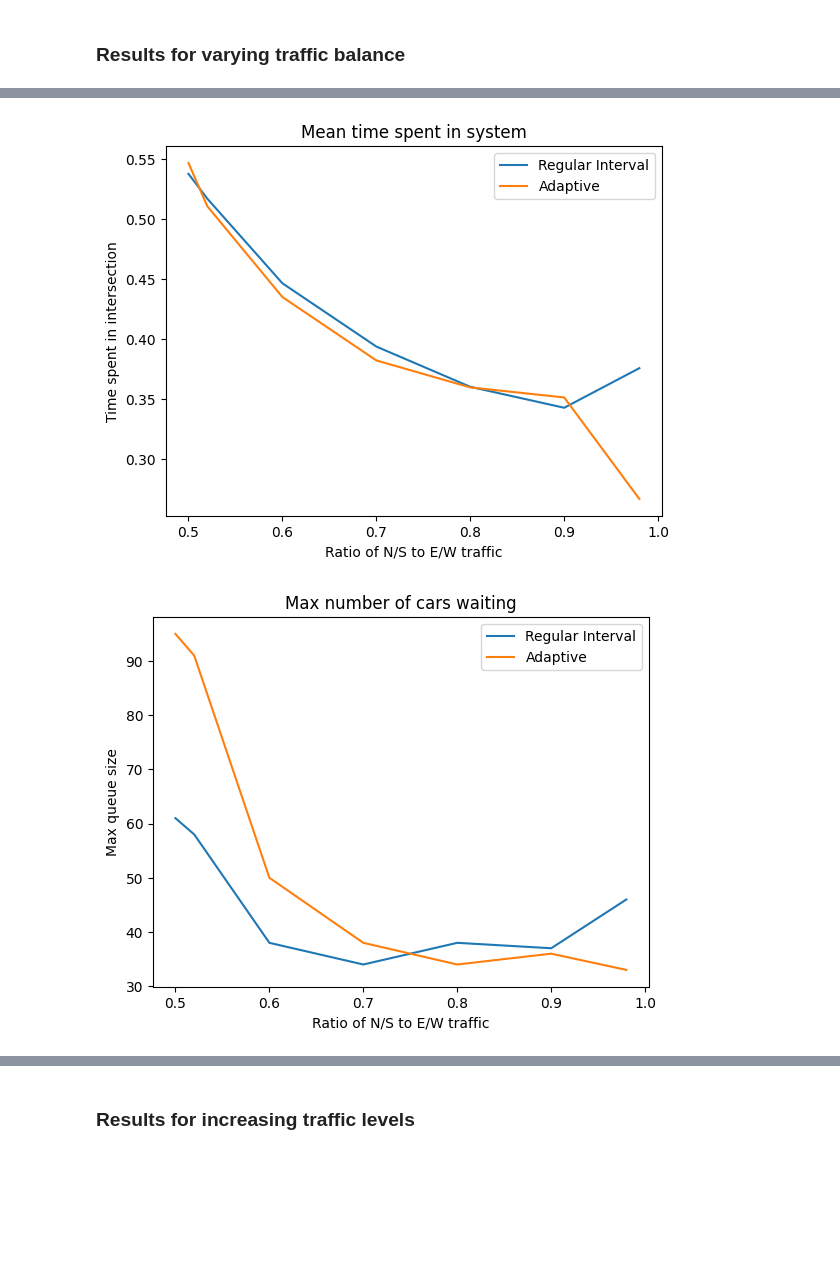
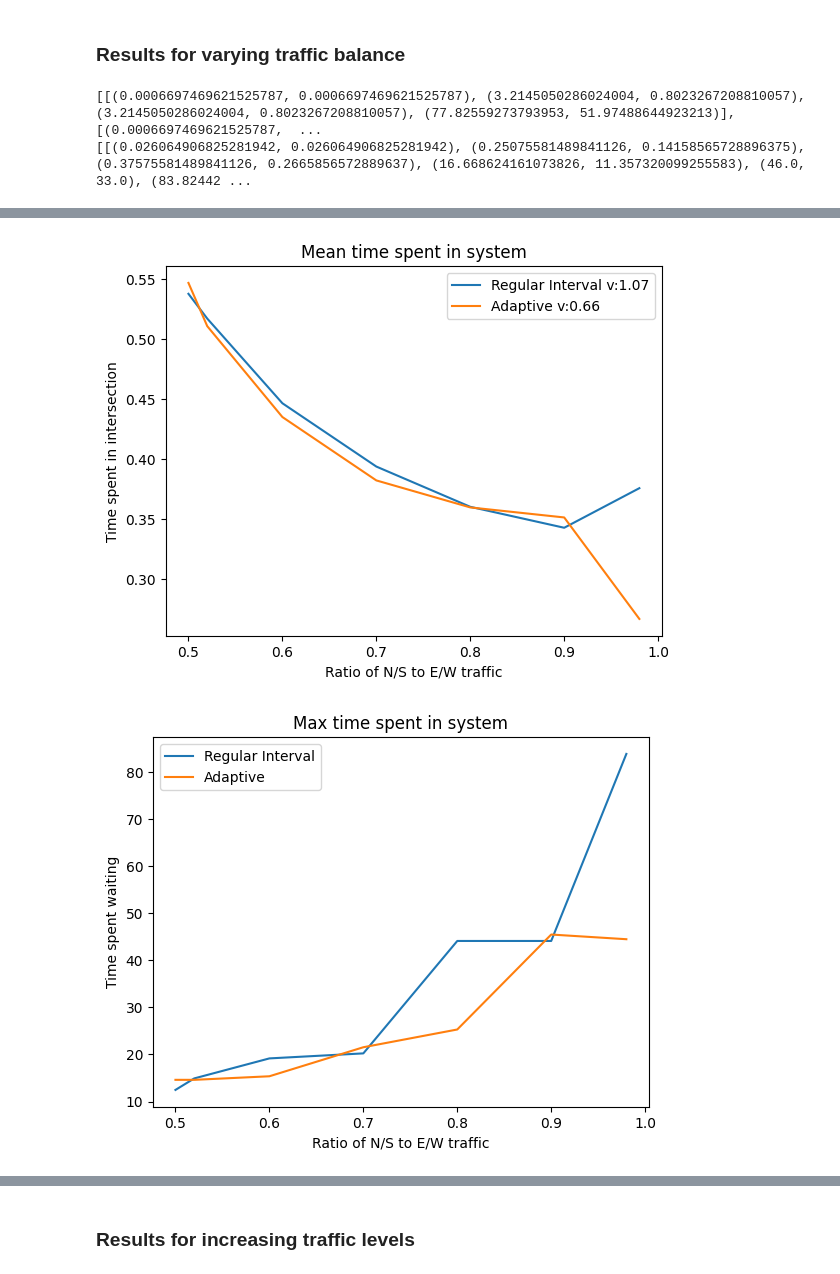
Before and after one commit to ethanmccullagh/traffic-light-sim, a Jupyter notebook: processResults.ipynb, the cells around one changed output, grey strips where cells are left out. Cells and saved outputs as stored; diff of their text form; code cells hidden in the pictures; blank space fills up the shorter version.

```diff
--- a/processResults.ipynb
+++ b/processResults.ipynb
@@ -86,6 +113,8 @@ def setParamsRun(setParams):
 # %% [markdown]
 ### Results for varying traffic balance
 # %%
+
+
 def dirWeightRun(scaleFactor):
 
     dScale = [0.25+scaleFactor, 0.25-scaleFactor]
@@ -102,14 +131,20 @@ def dirWeightRun(scaleFactor):
         'randomSeed' : 10
     }
 
-    results = setParamsRun(params)
+    results, variances = setParamsRun(params)
+
 
     meanResults = [
-        (mean([i[0][j] for i in results]), mean([i[1][j] for i in results])) for j in range(5)
+        (mean([i[0][j] for i in results]), mean([i[1][j] for i in results])) for j in range(6)
     ]
 
 
-    return meanResults
+    meanVariances = [
+        (mean([v[0][j] for v in variances]), mean([v[1][j] for v in variances])) for j in range(4)
+    ]
+
+
+    return meanResults, meanVariances
 
 
 
@@ -117,42 +152,66 @@ x = [1, 2, 3, 4, 5, 6, 7]
 
 scaleFactors = [0.24, 0.2, 0.15, 0.1, 0.05, 0.01, 0]
 y =[]
+yVar = []
 
 for i in range(len(x)):
-     y.append(dirWeightRun(scaleFactors[i]))
+    means, variances = dirWeightRun(scaleFactors[i])
+    y.append(means)
+    yVar.append(variances)
 # %%
+print(yVar)
+print(y)
+
 import matplotlib.pyplot as plt
 
 X = [0.98, 0.9, 0.8, 0.7, 0.6, 0.52, 0.5]
-X.sort(reverse=True)
+#X.sort(reverse=True)
 
 line1, line2 = plt.plot(X,[i[3] for i in y])
 line1.set_label('Regular Interval')
 line2.set_label('Adaptive')
 plt.xlabel('Ratio of N/S to E/W traffic',)
 plt.ylabel('Mean queue size')
 plt.title('Mean number of cars waiting')
 plt.legend()
 plt.show()
 
+carWaitingDiff = [i[3][0] - i[3][1] for i in y]
+
+
+
+variance1 = mean([v[2][0] for v in yVar])
+variance2 = mean([v[2][1] for v in yVar])
+l1 = 'Regular Interval v:', variance1
 line1, line2 = plt.plot(X,[i[2] for i in y])
+line1.set_label(f'Regular Interval v:{variance1:.2f}')
+line2.set_label(f'Adaptive v:{variance2:.2f}')
+plt.xlabel('Ratio of N/S to E/W traffic')
+plt.ylabel('Time spent in intersection')
+plt.title('Mean time spent in system')
+plt.legend()
+plt.show()
+
+line1, line2 = plt.plot(X,[i[5] for i in y])
 line1.set_label('Regular Interval')
 line2.set_label('Adaptive')
 plt.xlabel('Ratio of N/S to E/W traffic')
-plt.ylabel('Time spent in intersection')
-plt.title('Mean time spent in system')
+plt.ylabel('Time spent waiting')
+plt.title('Max time spent in system')
 plt.legend()
 plt.show()
 
 line1, line2 = plt.plot(X,[i[4] for i in y])
 line1.set_label('Regular Interval')
 line2.set_label('Adaptive')
 plt.xlabel('Ratio of N/S to E/W traffic')
 plt.ylabel('Max queue size')
 plt.title('Max number of cars waiting')
 plt.legend()
 plt.show()
 # %% [output]
+[[(0.0006697469621525787, 0.0006697469621525787), (3.2145050286024004, 0.8023267208810057), (3.2145050286024004, 0.8023267208810057), (77.82559273793953, 51.97488644923213)], [(0.0006697469621525787,  ...
+[[(0.026064906825281942, 0.026064906825281942), (0.25075581489841126, 0.14158565728896375), (0.37575581489841126, 0.2665856572889637), (16.668624161073826, 11.357320099255583), (46.0, 33.0), (83.82442 ...
 [figure]
-[figure, old version]
+[figure, new version]
-[figure, old version]
+[figure, new version]
```
Also changed, not shown: parts of 3 cells of this notebook, 3 other files.
